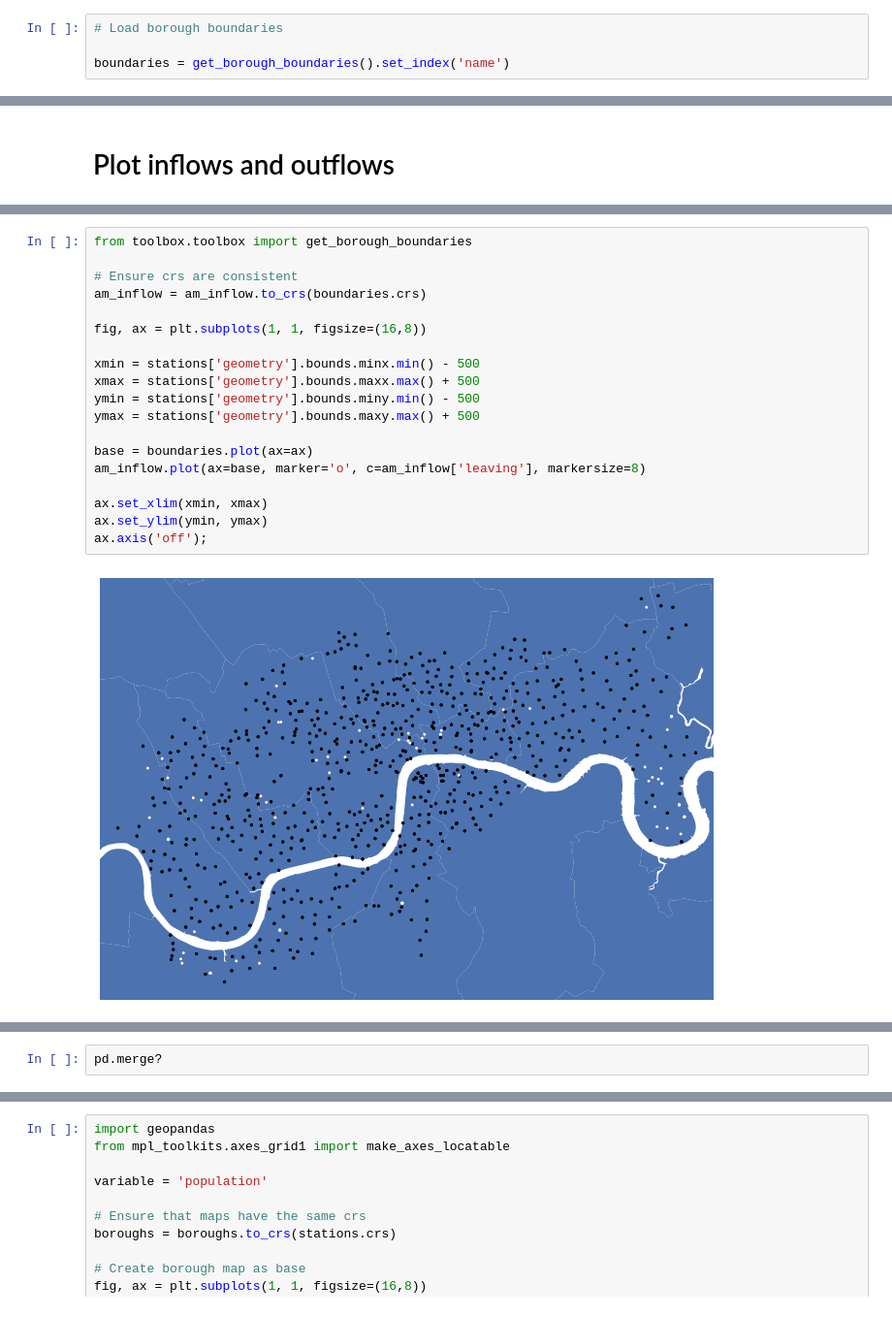
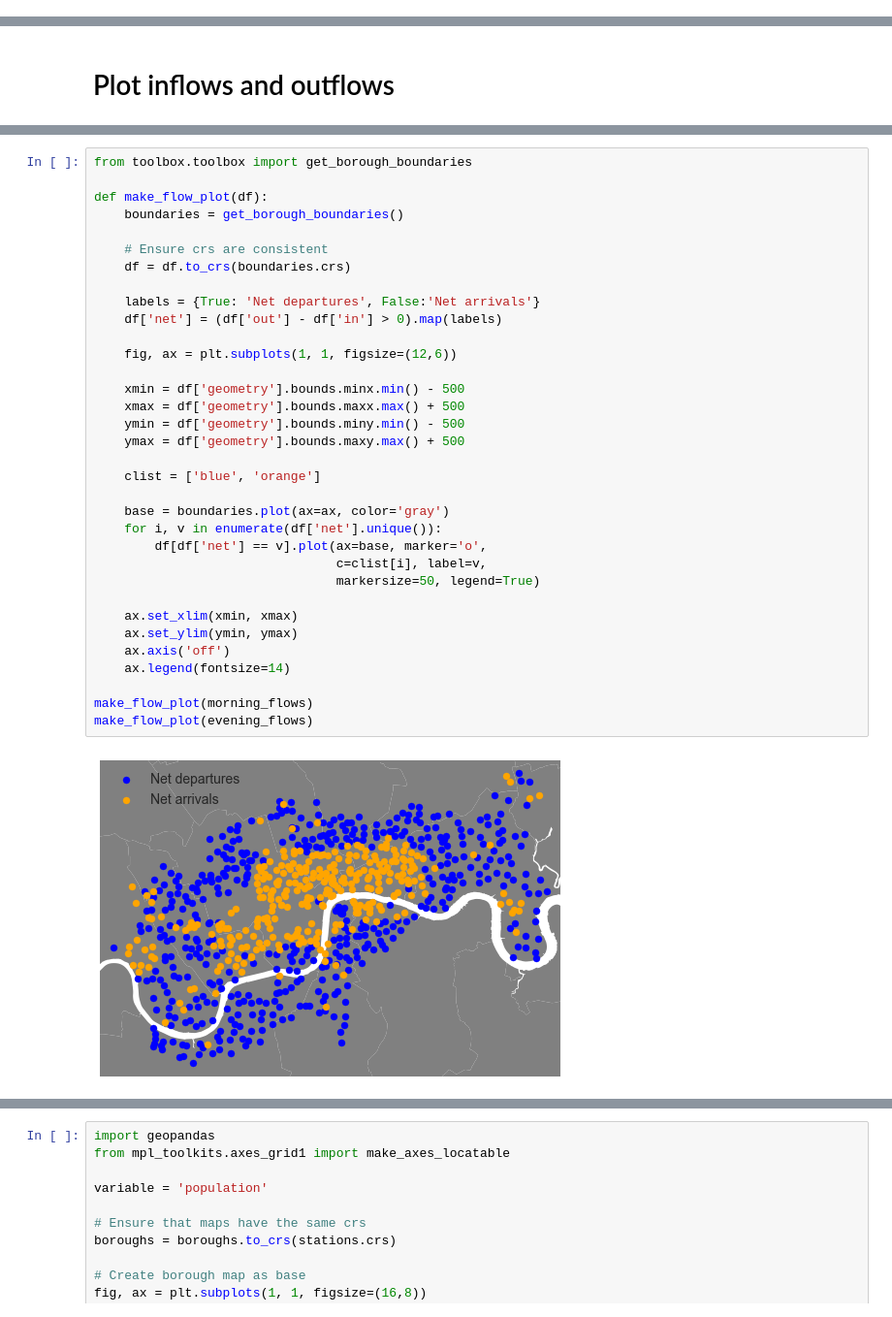
Before and after one commit to fabiangunzinger/london_cycling, a Jupyter notebook: tfl_bikes_movement.ipynb, the cells around one changed output, grey strips where cells are left out. Shown at 97% size. Saved outputs shown, nothing was run; the diff lists cells and outputs as text.

Commit message:
Cleaned flow graphs

```diff
--- a/tfl_bikes_movement.ipynb
+++ b/tfl_bikes_movement.ipynb
@@ -107,4 +99,0 @@ hires.head()
-# %%
-# Load borough boundaries
-
-boundaries = get_borough_boundaries().set_index('name')
@@ -136,21 +136,36 @@ ax.axis('off');
 # %%
 from toolbox.toolbox import get_borough_boundaries
 
-# Ensure crs are consistent
-am_inflow = am_inflow.to_crs(boundaries.crs)
+def make_flow_plot(df):
+    boundaries = get_borough_boundaries()
 
-fig, ax = plt.subplots(1, 1, figsize=(16,8))
+    # Ensure crs are consistent
+    df = df.to_crs(boundaries.crs)
 
-xmin = stations['geometry'].bounds.minx.min() - 500
-xmax = stations['geometry'].bounds.maxx.max() + 500
-ymin = stations['geometry'].bounds.miny.min() - 500
-ymax = stations['geometry'].bounds.maxy.max() + 500
+    labels = {True: 'Net departures', False:'Net arrivals'}
+    df['net'] = (df['out'] - df['in'] > 0).map(labels)
 
-base = boundaries.plot(ax=ax)
-am_inflow.plot(ax=base, marker='o', c=am_inflow['leaving'], markersize=8)
+    fig, ax = plt.subplots(1, 1, figsize=(12,6))
 
-ax.set_xlim(xmin, xmax)
-ax.set_ylim(ymin, ymax)
-ax.axis('off');
+    xmin = df['geometry'].bounds.minx.min() - 500
+    xmax = df['geometry'].bounds.maxx.max() + 500
+    ymin = df['geometry'].bounds.miny.min() - 500
+    ymax = df['geometry'].bounds.maxy.max() + 500
+
+    clist = ['blue', 'orange']
+
+    base = boundaries.plot(ax=ax, color='gray')
+    for i, v in enumerate(df['net'].unique()):
+        df[df['net'] == v].plot(ax=base, marker='o',
+                                c=clist[i], label=v,
+                                markersize=50, legend=True)
+
+    ax.set_xlim(xmin, xmax)
+    ax.set_ylim(ymin, ymax)
+    ax.axis('off')
+    ax.legend(fontsize=14)
+
+make_flow_plot(morning_flows)
+make_flow_plot(evening_flows)
 # %% [output]
-[figure, old version]
+[figure, new version]
@@ -157,2 +172,0 @@ ax.axis('off');
-# %%
-pd.merge?
```
Also changed, not shown: parts of 12 cells of this notebook.
